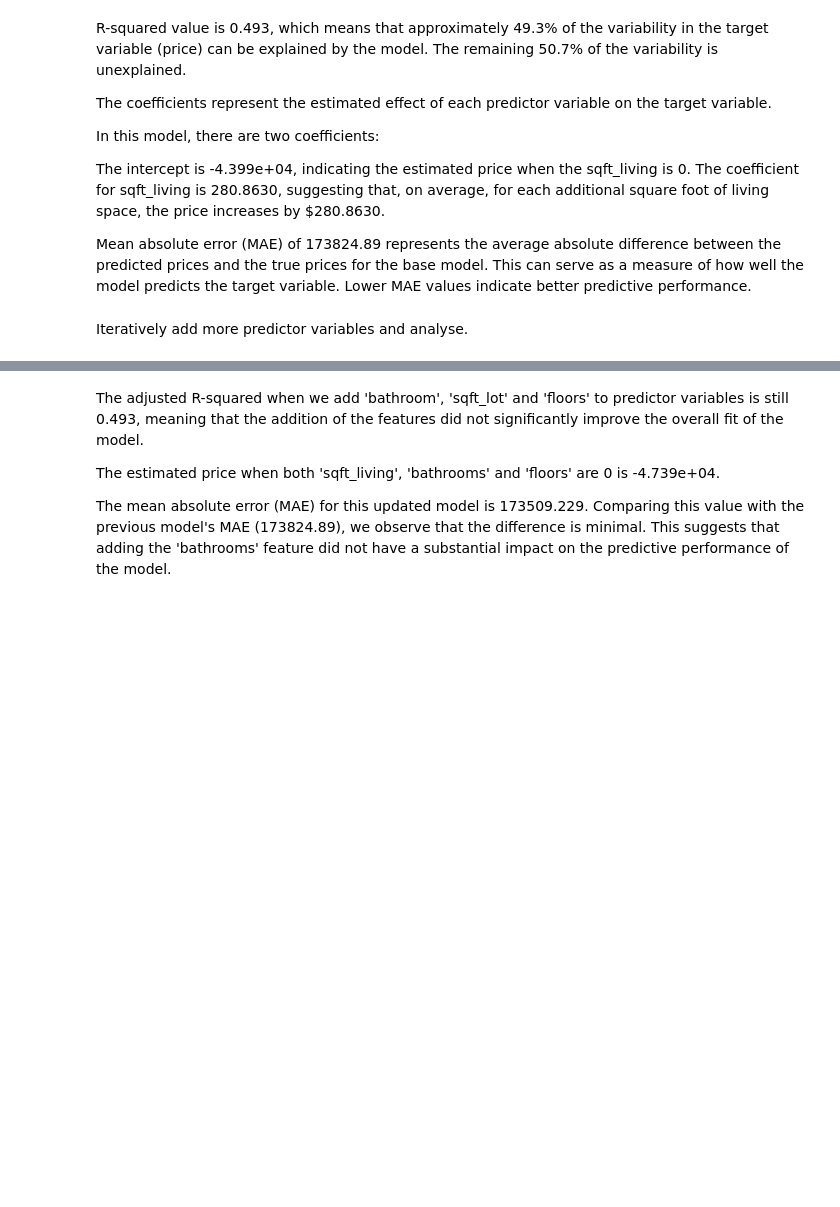
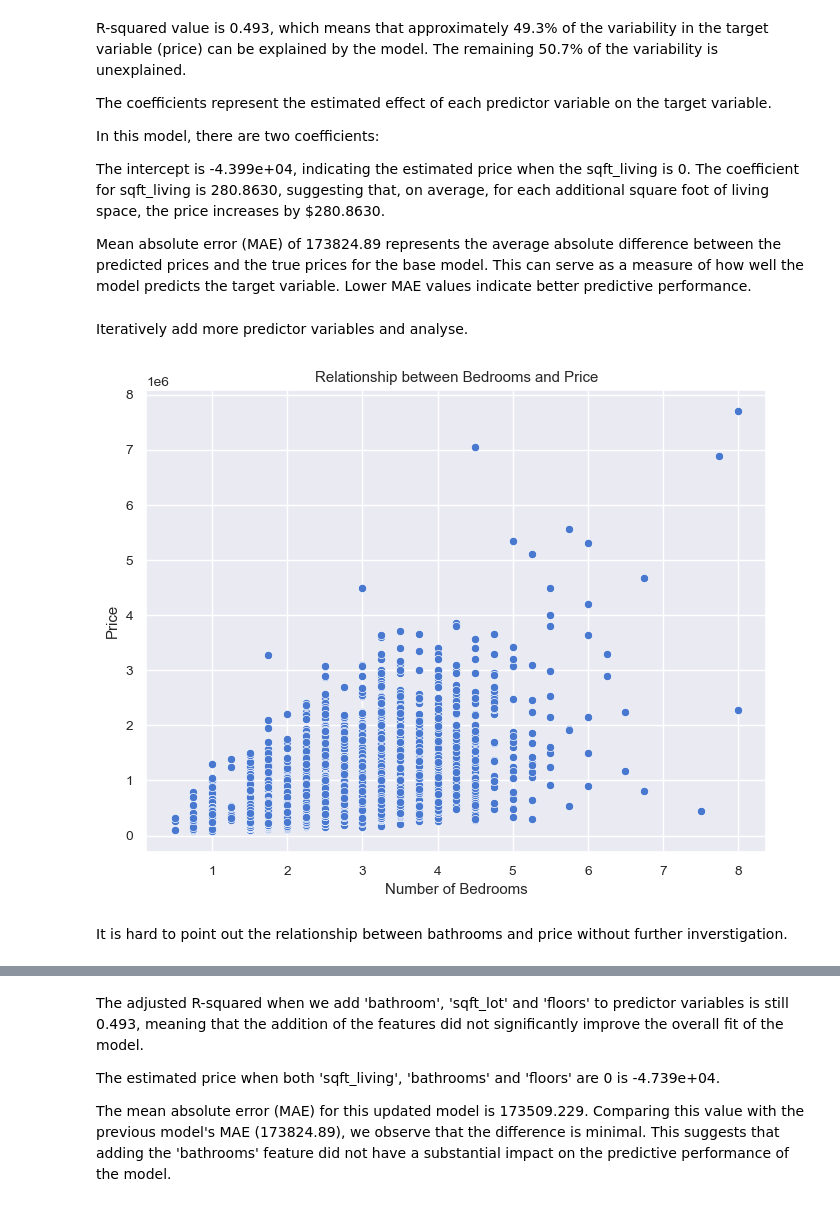
Before and after one commit to Perception-ui/phase_2, a Jupyter notebook: notebook.ipynb, the cells around one changed output, grey strips where cells are left out. Saved outputs shown, nothing was run; the diff lists cells and outputs as text; code cells hidden in the pictures; blank space fills up the shorter version.

Commit message:
Add visuals

```diff
--- a/notebook.ipynb
+++ b/notebook.ipynb
@@ -500,6 +500,18 @@ The coefficient for sqft_living is 280.8630, suggesting that, on average, for ea
 Mean absolute error (MAE) of 173824.89 represents the average absolute difference between the predicted prices and the true prices for the base model. This can serve as a measure of how well the model predicts the target variable. Lower MAE values indicate better predictive performance.
 # %% [markdown]
 Iteratively add more predictor variables and analyse.
+# %%
+# Scatter plot of 'bathrooms' and 'price'
+plt.figure(figsize=(8, 6))
+sns.scatterplot(x=data['bathrooms'], y=data['price'])
+plt.xlabel('Number of Bedrooms')
+plt.ylabel('Price')
+plt.title('Relationship between Bedrooms and Price')
+plt.show()
+# %% [output]
+[figure, added]
+# %% [markdown]
+It is hard to point out the relationship between bathrooms and price without further inverstigation.
 # %%
 X = data[['sqft_living', 'bathrooms', 'floors', 'sqft_lot']]  # Add 'bathroom', 'floors' to Input features
 y = data['price']                        # Target variable
```
Also changed, not shown: parts of 8 cells of this notebook, 1 other file.
